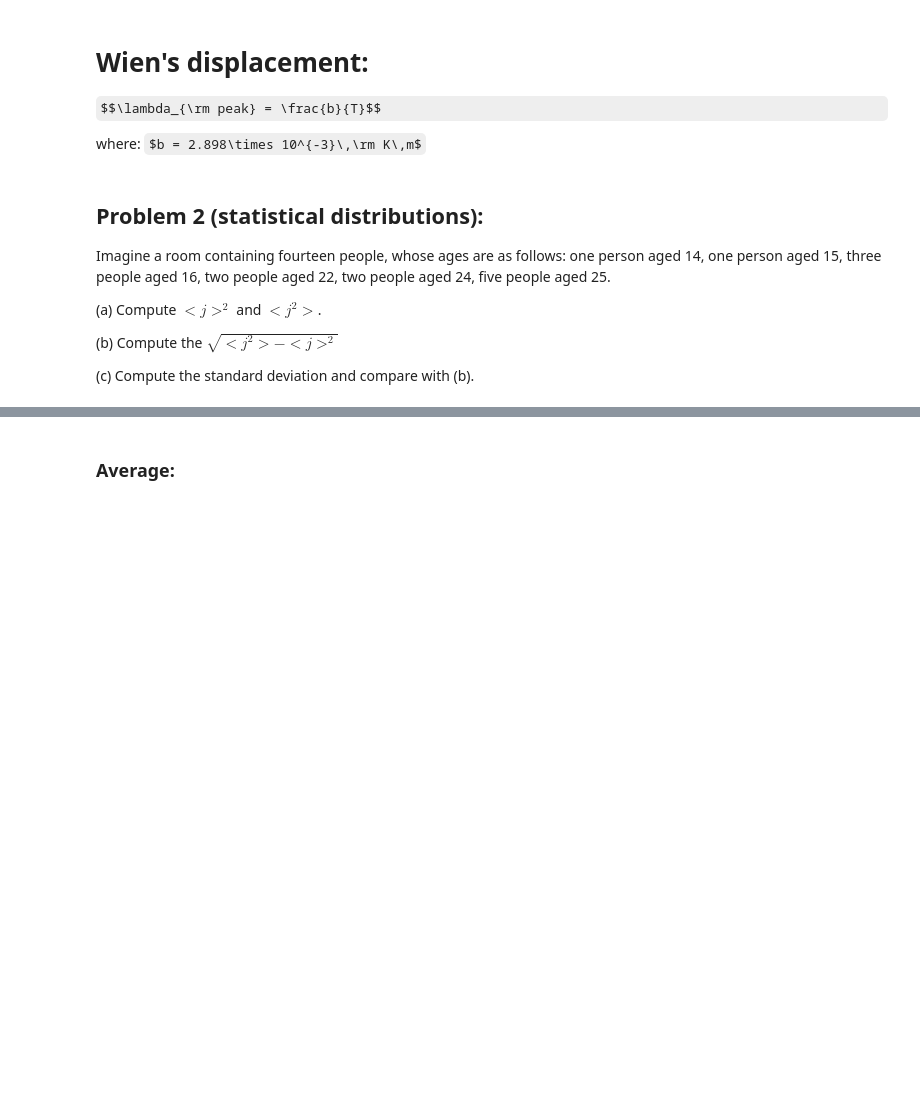
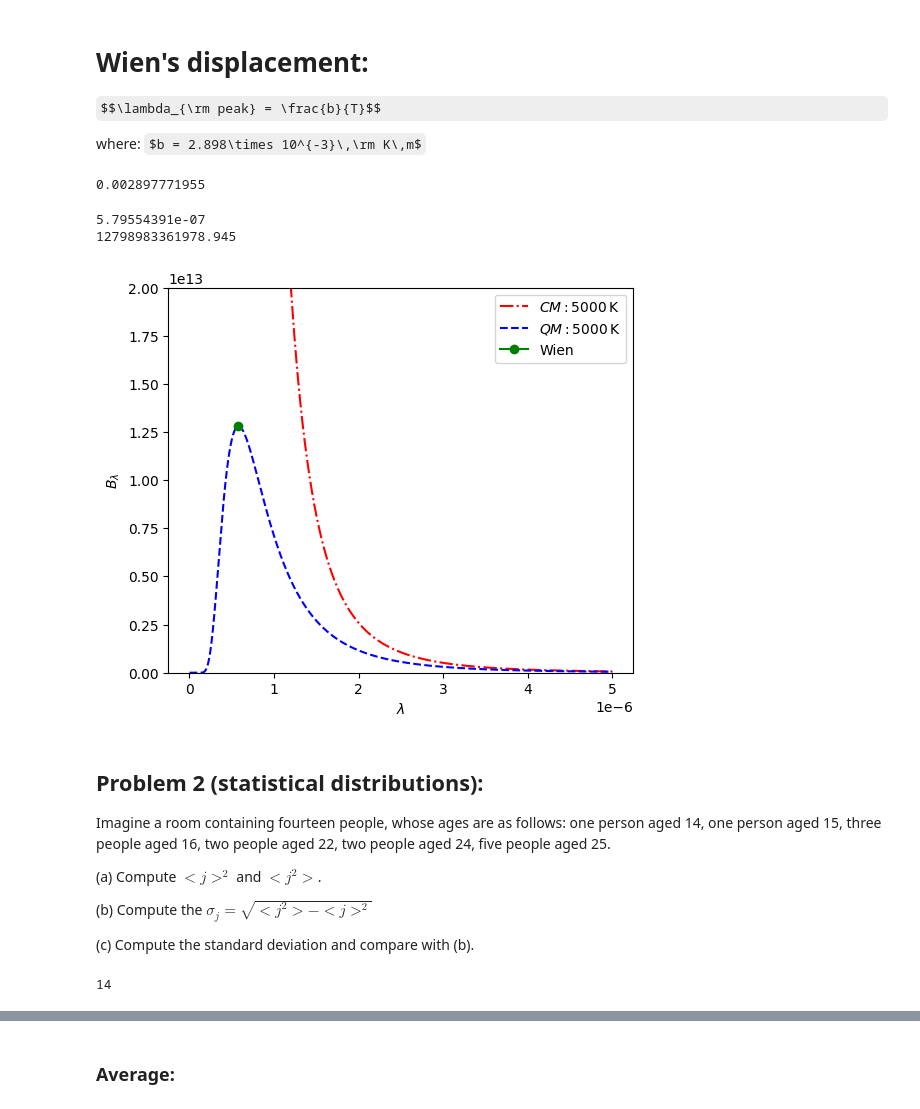
Before and after one commit to wbandabarragan/quantum-mechanics-1, a Jupyter notebook: python-resources/python_for_QM02.ipynb, the cells around one changed output, grey strips where cells are left out. Saved outputs shown, nothing was run; the diff lists cells and outputs as text; code cells hidden in the pictures; some formulas as TeX source; blank space fills up the shorter version.

```diff
--- a/python-resources/python_for_QM02.ipynb
+++ b/python-resources/python_for_QM02.ipynb
@@ -156,6 +156,59 @@ plt.show()
 $$\lambda_{\rm peak} = \frac{b}{T}$$
 
 where: $b = 2.898\times 10^{-3}\,\rm K\,m$
+# %%
+# Wiens function
+
+def wien(tb):
+  """
+  This computes the peak wavelength for a given temperature.
+  Input: tb -> temperature
+  Output: l_peak
+  """
+  l_peak = b/tb
+
+  return l_peak
+# %%
+# Define Wien's constant
+
+b = cte.Wien
+print(b)
+# %% [output]
+0.002897771955
+# %%
+# Call the Wien function
+
+l_peak = wien(tb)
+
+print(l_peak)
+
+
+# Use this lambda in Plancks law
+beta_peak = planck(l_peak, tb)
+
+print(beta_peak)
+# %% [output]
+5.79554391e-07
+12798983361978.945
+# %%
+# Plotting the QM law:
+
+plt.figure(figsize=(6,5))
+
+plt.plot(lb, sr_cm, color = "red", linestyle = "-.", label =r"$CM: 5000\,\rm K$")
+plt.plot(lb, sr_qm, color = "blue", linestyle = "--", label =r"$QM: 5000\,\rm K$")
+plt.plot(l_peak, beta_peak, marker = "o", color = "green", label ="Wien")
+
+plt.ylim(0, 2.e13)
+
+plt.xlabel(r"$\lambda$")
+plt.ylabel(r"$B_{\lambda}$")
+
+plt.legend()
+
+plt.show()
+# %% [output]
+[figure, added]
 # %% [markdown]
 ## Problem 2 (statistical distributions):
 
@@ -163,6 +216,14 @@ Imagine a room containing fourteen people, whose ages are as follows: one person
 
 (a) Compute $<j>^2$ and $<j^2>$.
 
-(b) Compute the $\sqrt{<j^2> - <j>^2}$
+(b) Compute the $\sigma_j=\sqrt{<j^2> - <j>^2}$
 
 (c) Compute the standard deviation and compare with (b).
+# %%
+# a) Generating the sample
+
+sample = np.array([14, 15, 16, 16, 16, 22, 22, 24, 24, 25, 25, 25, 25, 25])
+
+print(len(sample))
+# %% [output]
+14
```
Also changed, not shown: parts of 10 cells of this notebook.
